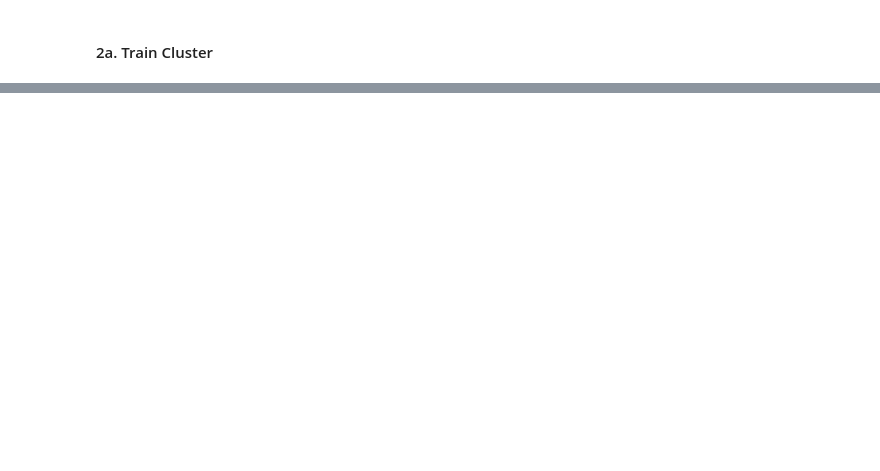
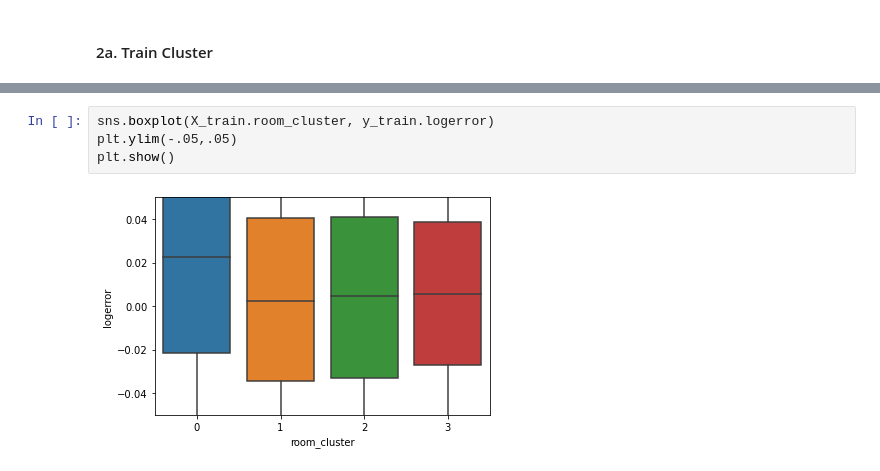
Before and after one commit to CSolitaire/zillow_cluster_project, a Jupyter notebook: mvp.ipynb, the cells around one changed output, grey strips where cells are left out. Saved outputs shown, nothing was run; the diff lists cells and outputs as text; blank space fills up the shorter version.

```diff
--- a/mvp.ipynb
+++ b/mvp.ipynb
@@ -127,0 +163,6 @@ LA_test_clusters
+# %%
+sns.boxplot(X_train.room_cluster, y_train.logerror)
+plt.ylim(-.05,.05)
+plt.show()
+# %% [output]
+[figure, added]
```
Also changed, not shown: parts of 62 cells of this notebook, 2 other files.
